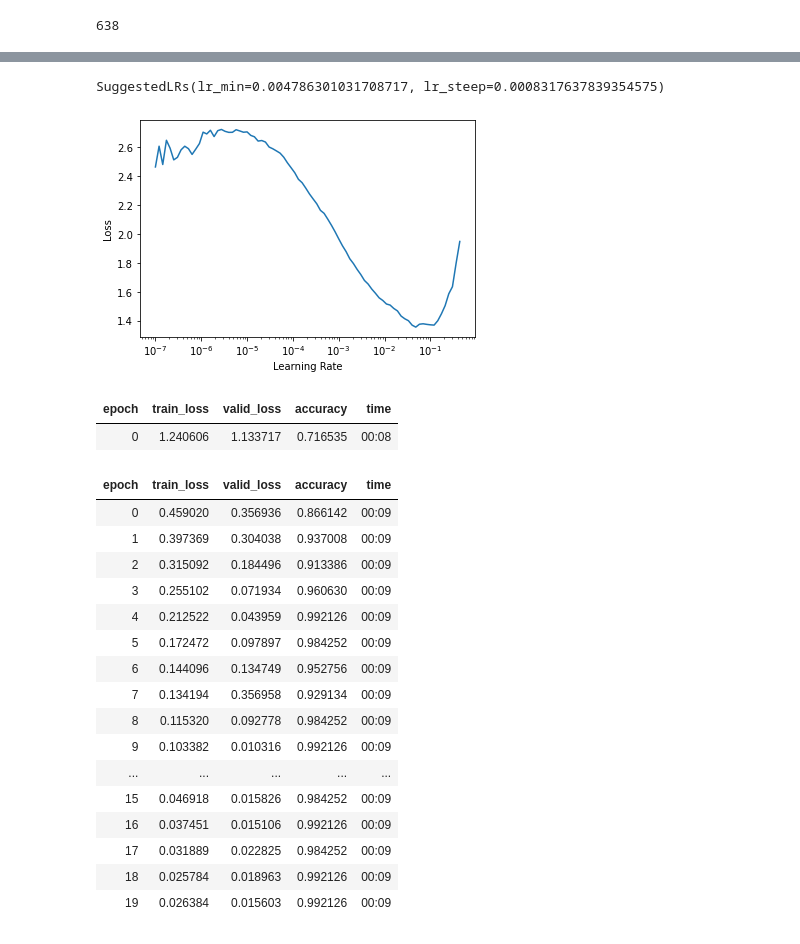
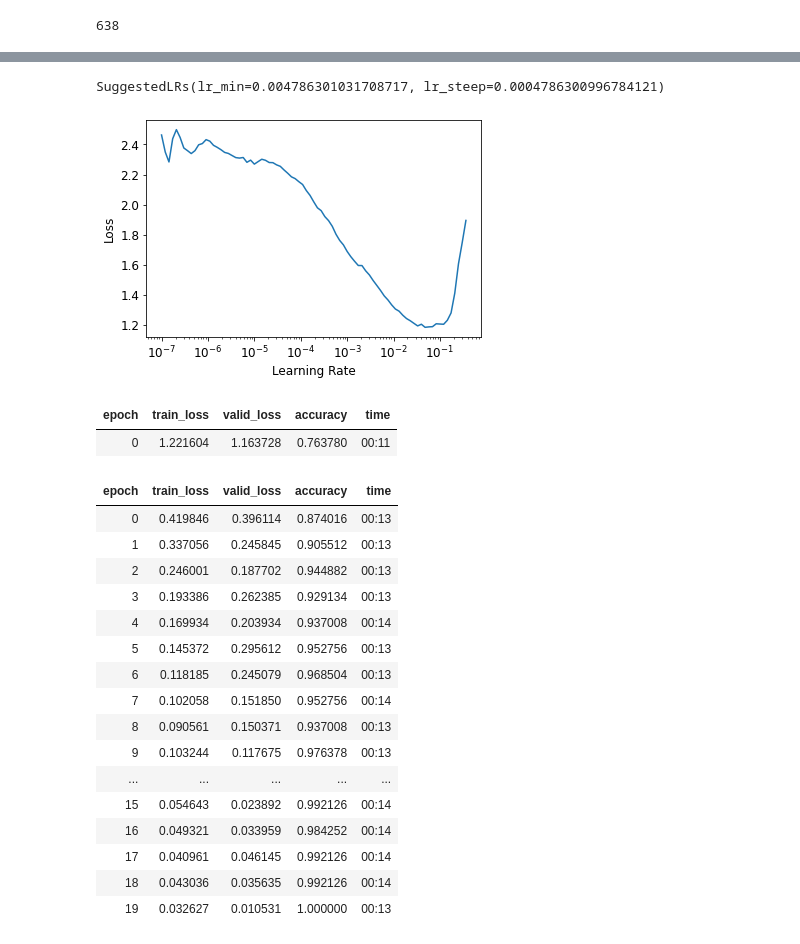
Before and after one commit to thrhgh/ShuntValvesAI, a Jupyter notebook: ShuntValvesAI.ipynb, the cells around one changed output, grey strips where cells are left out. Drawn from its saved outputs; the diff is of its cells as text; code cells hidden in the pictures.

```diff
--- a/ShuntValvesAI.ipynb
+++ b/ShuntValvesAI.ipynb
@@ -62,4 +61,4 @@ dls.train.show_batch(unique=true)
 # %%
-learn = cnn_learner(dls, resnet50, metrics=accuracy)
+learn = cnn_learner(dls, resnet101, metrics=accuracy)
 learn.lr_find()
 # %% [output]
@@ -66,28 +66,28 @@ learn.lr_find()
 [interactive output not drawn]
-SuggestedLRs(lr_min=0.004786301031708717, lr_steep=0.0008317637839354575)
+SuggestedLRs(lr_min=0.004786301031708717, lr_steep=0.0004786300996784121)
-[figure, old version]
+[figure, new version]
 # %%
 learn.fine_tune(20)
 # %% [output]
 | epoch | train_loss | valid_loss | accuracy | time |
-| 0 | 1.240606 | 1.133717 | 0.716535 | 00:08 |
+| 0 | 1.221604 | 1.163728 | 0.763780 | 00:11 |
 | epoch | train_loss | valid_loss | accuracy | time |
-| 0 | 0.459020 | 0.356936 | 0.866142 | 00:09 |
-| 1 | 0.397369 | 0.304038 | 0.937008 | 00:09 |
-| 2 | 0.315092 | 0.184496 | 0.913386 | 00:09 |
-| 3 | 0.255102 | 0.071934 | 0.960630 | 00:09 |
-| 4 | 0.212522 | 0.043959 | 0.992126 | 00:09 |
-| 5 | 0.172472 | 0.097897 | 0.984252 | 00:09 |
-| 6 | 0.144096 | 0.134749 | 0.952756 | 00:09 |
-| 7 | 0.134194 | 0.356958 | 0.929134 | 00:09 |
-| 8 | 0.115320 | 0.092778 | 0.984252 | 00:09 |
-| 9 | 0.103382 | 0.010316 | 0.992126 | 00:09 |
+| 0 | 0.419846 | 0.396114 | 0.874016 | 00:13 |
+| 1 | 0.337056 | 0.245845 | 0.905512 | 00:13 |
+| 2 | 0.246001 | 0.187702 | 0.944882 | 00:13 |
+| 3 | 0.193386 | 0.262385 | 0.929134 | 00:13 |
+| 4 | 0.169934 | 0.203934 | 0.937008 | 00:14 |
+| 5 | 0.145372 | 0.295612 | 0.952756 | 00:13 |
+| 6 | 0.118185 | 0.245079 | 0.968504 | 00:13 |
+| 7 | 0.102058 | 0.151850 | 0.952756 | 00:14 |
+| 8 | 0.090561 | 0.150371 | 0.937008 | 00:13 |
+| 9 | 0.103244 | 0.117675 | 0.976378 | 00:13 |
 | ... | ... | ... | ... | ... |
-| 15 | 0.046918 | 0.015826 | 0.984252 | 00:09 |
-| 16 | 0.037451 | 0.015106 | 0.992126 | 00:09 |
-| 17 | 0.031889 | 0.022825 | 0.984252 | 00:09 |
-| 18 | 0.025784 | 0.018963 | 0.992126 | 00:09 |
-| 19 | 0.026384 | 0.015603 | 0.992126 | 00:09 |
+| 15 | 0.054643 | 0.023892 | 0.992126 | 00:14 |
+| 16 | 0.049321 | 0.033959 | 0.984252 | 00:14 |
+| 17 | 0.040961 | 0.046145 | 0.992126 | 00:14 |
+| 18 | 0.043036 | 0.035635 | 0.992126 | 00:14 |
+| 19 | 0.032627 | 0.010531 | 1.000000 | 00:13 |
 # %%
 learn.show_results()
 # %% [output]
```
Also changed, not shown: parts of 10 cells of this notebook.
